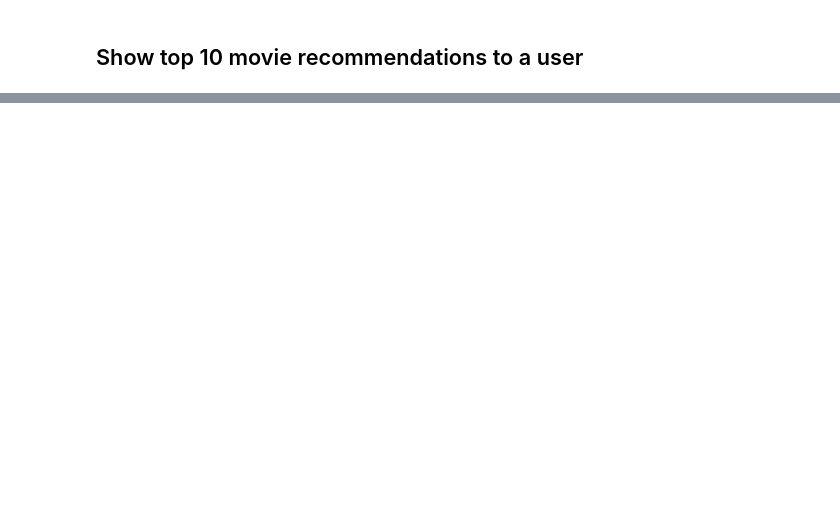
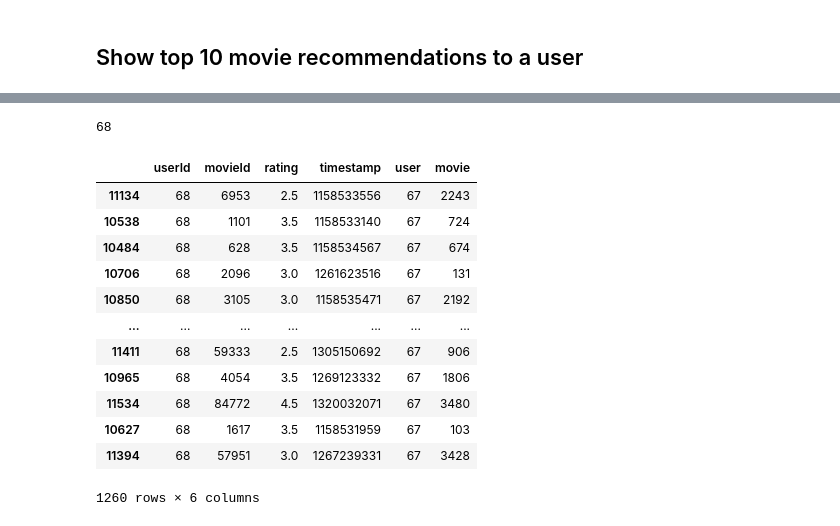
Before and after one commit to duybluemind1988/Data-science, a Jupyter notebook: Recommendation/collaborative_filtering_movielens.ipynb, the cells around one changed output, grey strips where cells are left out. Drawn from its saved outputs; the diff is of its cells as text; code cells hidden in the pictures; blank space fills up the shorter version.

```diff
--- a/Recommendation/collaborative_filtering_movielens.ipynb
+++ b/Recommendation/collaborative_filtering_movielens.ipynb
@@ -216,0 +278,23 @@ for row in recommended_movies.itertuples():
+# %%
+# Let us get a user and see the top recommendations.
+user_id = df.userId.sample(1).iloc[0]
+print(user_id)
+# %% [output]
+68
+# %%
+movies_watched_by_user = df[df.userId == user_id]
+movies_watched_by_user
+# %% [output]
+|  | userId | movieId | rating | timestamp | user | movie |
+| 11134 | 68 | 6953 | 2.5 | 1158533556 | 67 | 2243 |
+| 10538 | 68 | 1101 | 3.5 | 1158533140 | 67 | 724 |
+| 10484 | 68 | 628 | 3.5 | 1158534567 | 67 | 674 |
+| 10706 | 68 | 2096 | 3.0 | 1261623516 | 67 | 131 |
+| 10850 | 68 | 3105 | 3.0 | 1158535471 | 67 | 2192 |
+| ... | ... | ... | ... | ... | ... | ... |
+| 11411 | 68 | 59333 | 2.5 | 1305150692 | 67 | 906 |
+| 10965 | 68 | 4054 | 3.5 | 1269123332 | 67 | 1806 |
+| 11534 | 68 | 84772 | 4.5 | 1320032071 | 67 | 3480 |
+| 10627 | 68 | 1617 | 3.5 | 1158531959 | 67 | 103 |
+| 11394 | 68 | 57951 | 3.0 | 1267239331 | 67 | 3428 |
+1260 rows × 6 columns
```
Also changed, not shown: parts of 26 cells of this notebook.
